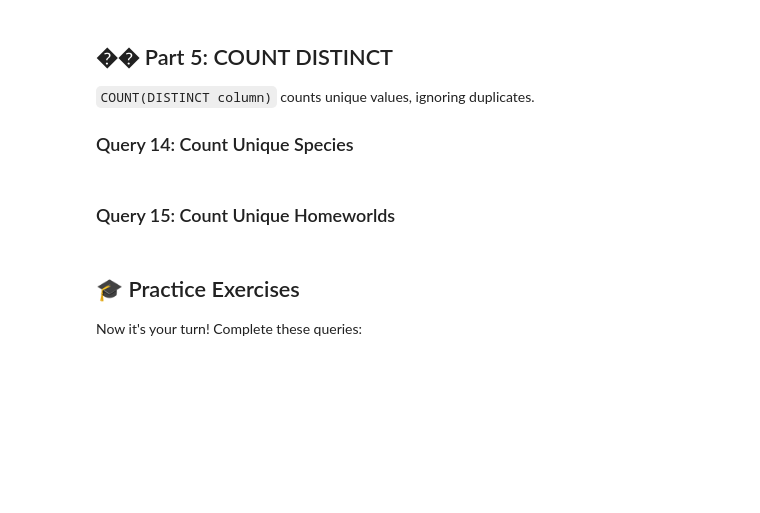
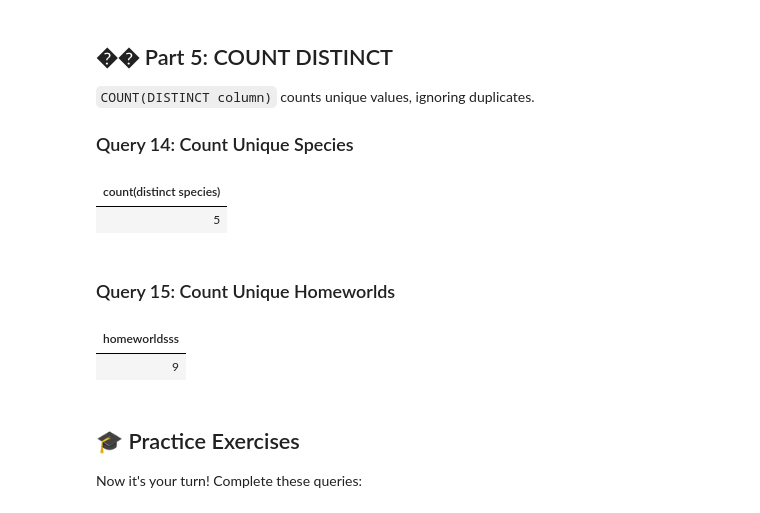
Before and after one commit to TempeHS/2026SE-SQL-Max.H, a Jupyter notebook: lessons/lesson4_aggregates.ipynb, the cells around one changed output. Cells and saved outputs as stored; diff of their text form; code cells hidden in the pictures; blank space fills up the shorter version.

```diff
--- a/lessons/lesson4_aggregates.ipynb
+++ b/lessons/lesson4_aggregates.ipynb
@@ -345,2 +342,9 @@ select homeworld, count(species) as human_count from characters where species ="
+# %%
+%%sql
+-- Query 14: How many different species are there?
+select count(distinct species) from characters
+# %% [output]
+| count(distinct species) |
+| 5 |
 # %% [markdown]
 ### Query 15: Count Unique Homeworlds
@@ -350,3 +351,10 @@ select homeworld, count(species) as human_count from characters where species ="
+# %%
+%%sql
+-- Query 15: How many different homeworlds are represented?
+select count(distinct homeworld) as homeworldsss from characters
+# %% [output]
+| homeworldsss |
+| 9 |
 # %% [markdown]
 ## 🎓 Practice Exercises
 
```
Also changed, not shown: parts of 6 cells of this notebook.
